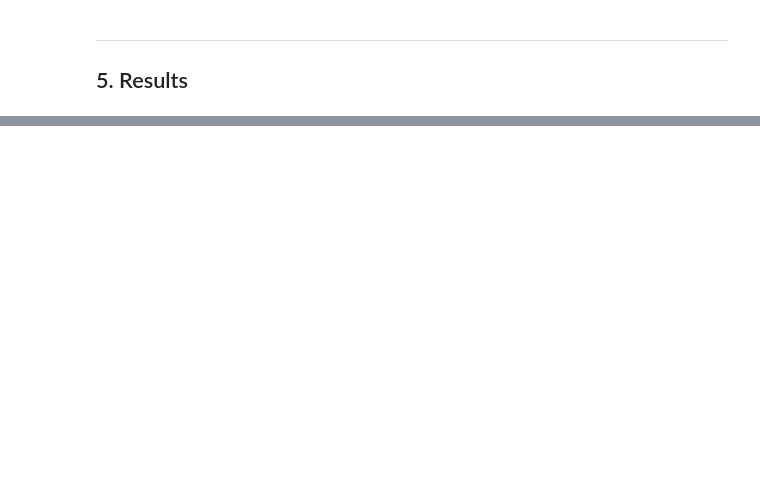
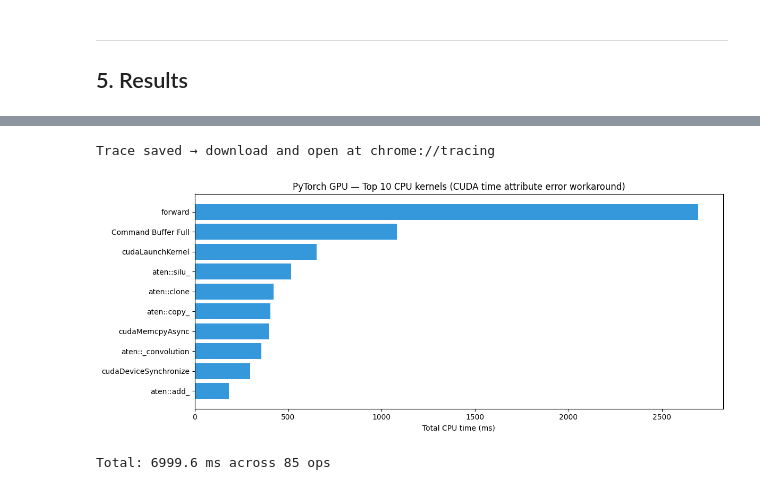
Before and after one commit to Jeremy26/neural_optimization_course, a Jupyter notebook: DLC_Deployment.ipynb, the cells around one changed output, grey strips where cells are left out. Drawn from its saved outputs; the diff is of its cells as text; code cells hidden in the pictures; blank space fills up the shorter version.

```diff
--- a/DLC_Deployment.ipynb
+++ b/DLC_Deployment.ipynb
@@ -152,10 +212,3 @@ print(f"Test 1 · PyTorch CPU{'.'*34} {pytorch_cpu[0]:.1f} ms  ({1000/pytorch_cp
-# %%
-# Test 2 — PyTorch GPU
-model_gpu = model.cuda()
-x_gpu     = x.cuda()
-
-pytorch_gpu = benchmark(lambda: model_gpu(x_gpu), 'Test 2 · PyTorch GPU', cuda=True)
-print(f"  → GPU is {pytorch_cpu[0]/pytorch_gpu.mean():.1f}x faster than CPU")
 # %% [markdown]
 ---
 ## 3. Step 2 — ONNX Runtime
@@ -182,5 +240,3 @@ plt.tight_layout(); plt.show()
 # %%
 # Test 3 — ONNX Runtime GPU
-onnx_gpu = benchmark(lambda: sess.run(None, {inp_meta.name: x_np}),
-                     'Test 3 · ONNX Runtime GPU', cuda=True)
-print(f"  → ORT GPU is {pytorch_gpu.mean()/onnx_gpu.mean():.2f}x vs PyTorch GPU")
+benchmark(lambda: sess.run(None, {inp_meta.name: x_np}), "ONNX Runtime GPU")
@@ -336,0 +450,38 @@ print(prof.key_averages().table(sort_by='cuda_time_total', row_limit=10))
+# %%
+# Load the PyTorch traced model directly to GPU for profiling
+# This is a workaround for the 'Input type (torch.cuda.FloatTensor) and weight type (torch.FloatTensor) should be the same' error
+# that can occur with TorchScript models when moving them to GPU for profiling.
+model_profile_gpu = torch.jit.load('/content/models/SceneSeg_traced.pt', map_location='cuda')
+model_profile_gpu.eval()
+x_profile_gpu = x.to('cuda') # Ensure input is on CUDA
+
+with torch.profiler.profile(
+    activities=[torch.profiler.ProfilerActivity.CPU,
+                torch.profiler.ProfilerActivity.CUDA],
+) as prof:
+    for _ in range(20):
+        model_profile_gpu(x_profile_gpu) # Use the newly loaded GPU model
+    torch.cuda.synchronize()
+
+# Export to Chrome trace — open at chrome://tracing
+prof.export_chrome_trace('/content/pytorch_trace.json')
+print("Trace saved → download and open at chrome://tracing")
+
+# Top 10 CPU bottlenecks as a bar chart (using CPU time as CUDA time attribute is problematic)
+events = prof.key_averages()
+top = sorted(events, key=lambda e: e.cpu_time_total, reverse=True)[:10]
+
+names  = [e.key[:30] for e in top]
+times  = [e.cpu_time_total / 1000 for e in top]  # Convert microseconds to milliseconds
+
+plt.figure(figsize=(12, 5))
+plt.barh(names[::-1], times[::-1], color='#3498db')
+plt.xlabel('Total CPU time (ms)')
+plt.title('PyTorch GPU — Top 10 CPU kernels (CUDA time attribute error workaround)')
+plt.tight_layout()
+plt.show()
+print(f"Total: {sum(times):.1f} ms across {len(events)} ops")
+# %% [output]
+Trace saved → download and open at chrome://tracing
+[figure, added]
+Total: 6999.6 ms across 85 ops
```
Also changed, not shown: parts of 25 cells of this notebook.
